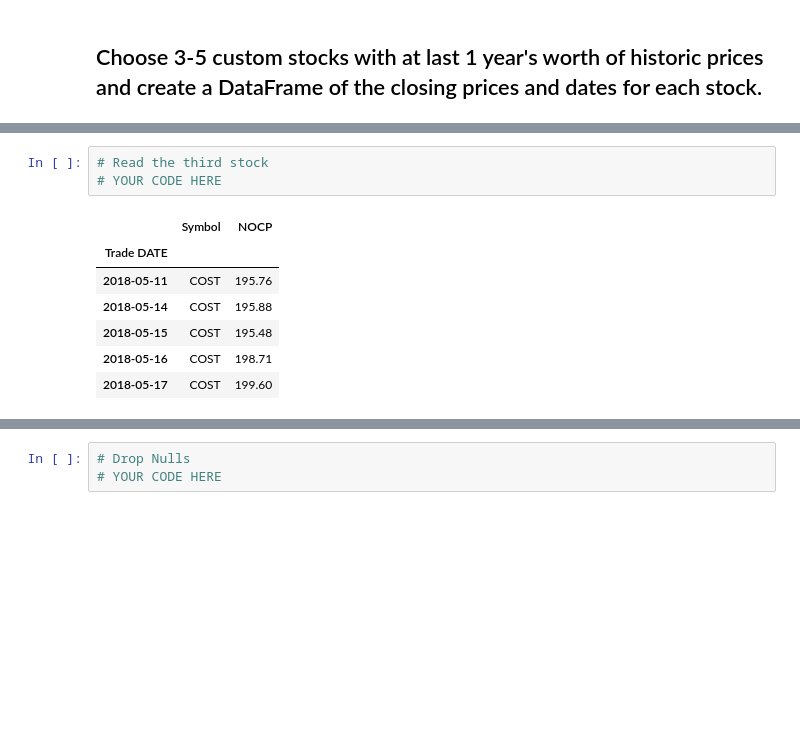
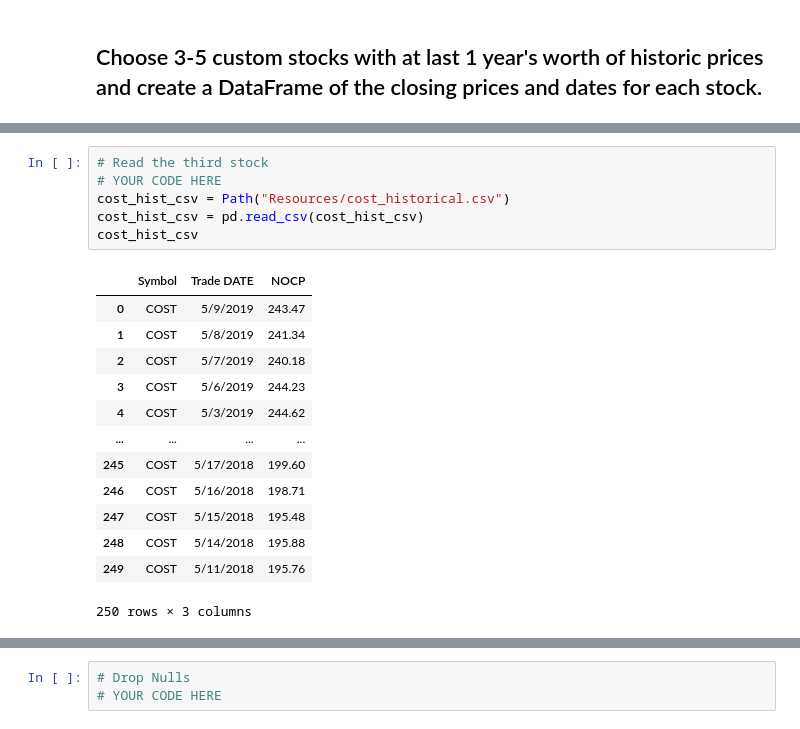
Before and after one commit to AndreasC93/pandas-homework, a Jupyter notebook: whale_analysis.ipynb, the cells around one changed output, grey strips where cells are left out. Cells and saved outputs as stored; diff of their text form; blank space fills up the shorter version.

```diff
--- a/whale_analysis.ipynb
+++ b/whale_analysis.ipynb
@@ -370,14 +387,23 @@ In this section, you will build your own portfolio of stocks, calculate the retu
 # %%
 # Read the third stock
 # YOUR CODE HERE
+cost_hist_csv = Path("Resources/cost_historical.csv")
+cost_hist_csv = pd.read_csv(cost_hist_csv)
+cost_hist_csv
 # %% [output]
-|  | Symbol | NOCP |
-| Trade DATE |  |  |
-| 2018-05-11 | COST | 195.76 |
-| 2018-05-14 | COST | 195.88 |
-| 2018-05-15 | COST | 195.48 |
-| 2018-05-16 | COST | 198.71 |
-| 2018-05-17 | COST | 199.60 |
+|  | Symbol | Trade DATE | NOCP |
+| 0 | COST | 5/9/2019 | 243.47 |
+| 1 | COST | 5/8/2019 | 241.34 |
+| 2 | COST | 5/7/2019 | 240.18 |
+| 3 | COST | 5/6/2019 | 244.23 |
+| 4 | COST | 5/3/2019 | 244.62 |
+| ... | ... | ... | ... |
+| 245 | COST | 5/17/2018 | 199.60 |
+| 246 | COST | 5/16/2018 | 198.71 |
+| 247 | COST | 5/15/2018 | 195.48 |
+| 248 | COST | 5/14/2018 | 195.88 |
+| 249 | COST | 5/11/2018 | 195.76 |
+250 rows × 3 columns
 # %%
 # Concatenate all stocks into a single DataFrame
 # YOUR CODE HERE
```
Also changed, not shown: parts of 8 cells of this notebook.
